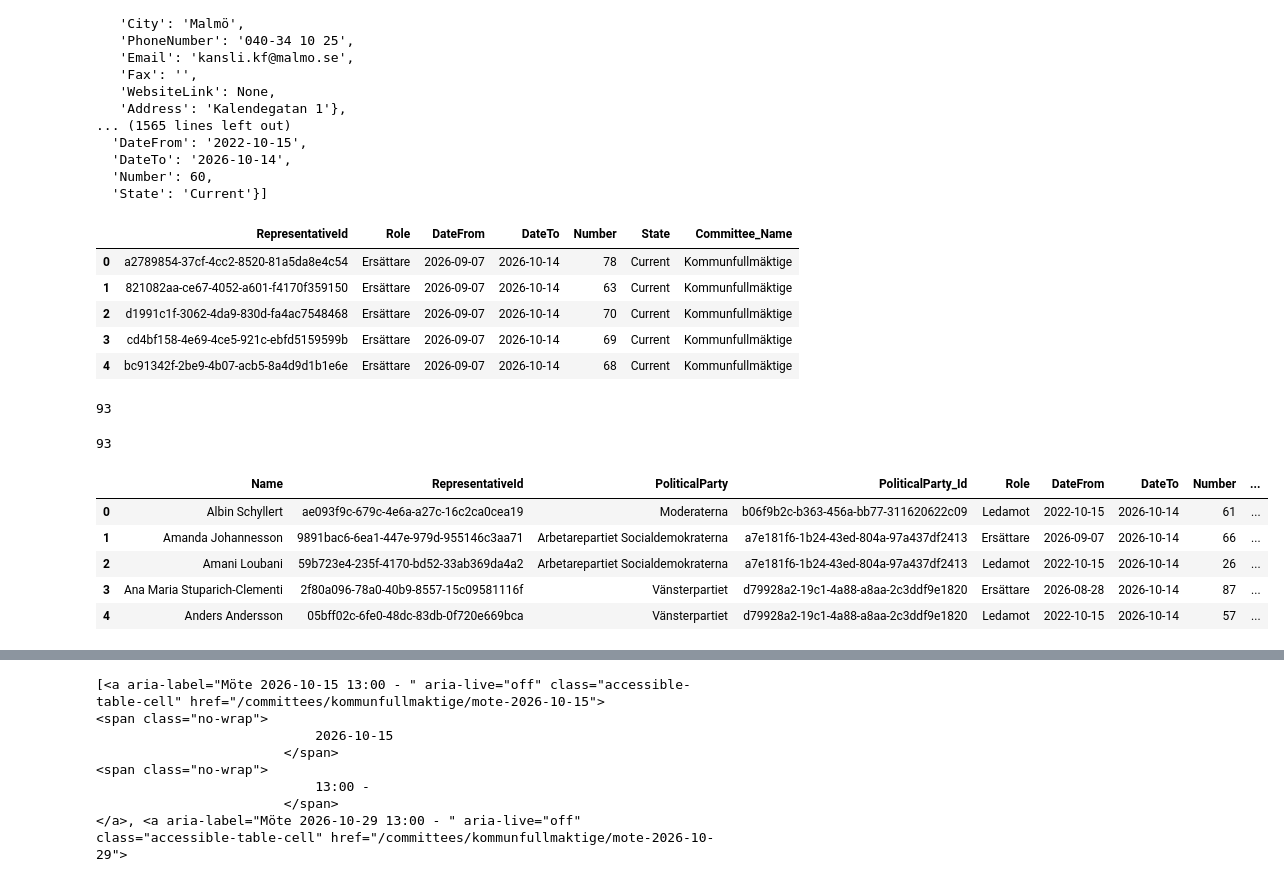
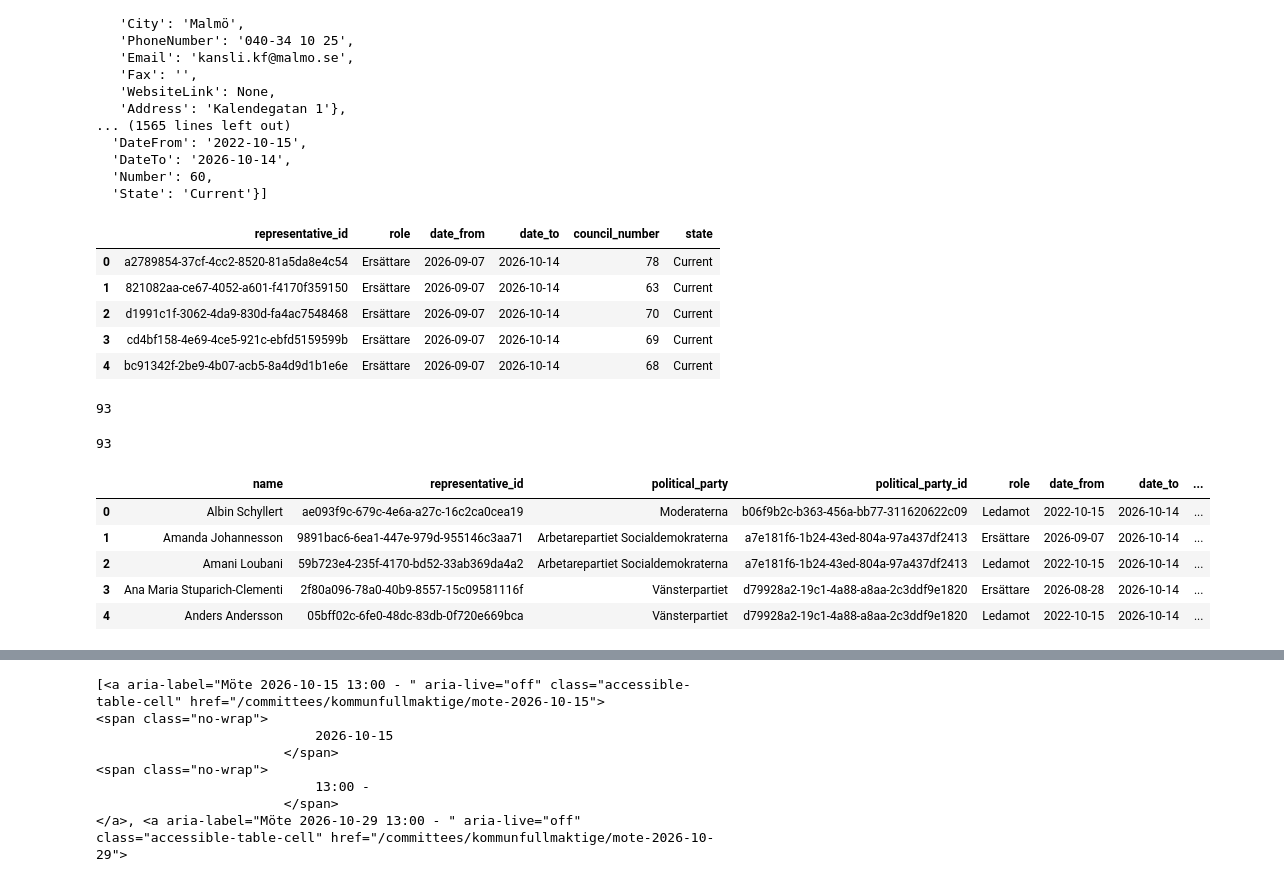
Before and after one commit to axelwarenfalk-hash/python_2_Examinerande_uppgift_2, a Jupyter notebook: test.ipynb, the cells around one changed output, grey strips where cells are left out. Cells and saved outputs as stored; diff of their text form; code cells hidden in the pictures.

```diff
--- a/test.ipynb
+++ b/test.ipynb
@@ -86,13 +93,13 @@ politician_roles
   'Number': 60,
   'State': 'Current'}]
 # %%
-politician_roles_df = pd.json_normalize(
+all_roles_df = pd.json_normalize(
     politician_roles,
     sep="_"
 )
 
 
-politician_roles_df = politician_roles_df[
+all_roles_df = all_roles_df[
     [
         "RepresentativeId",
         "Role",
@@ -100,34 +107,44 @@ politician_roles_df = politician_roles_df[
         "DateTo",
         "Number",
         "State",
-        "Committee_Name"
     ]
 ]
 
-display(politician_roles_df.head())
-print(len(politician_roles_df))
+all_roles_df = all_roles_df.rename(columns={
+        'RepresentativeId': 'representative_id',
+        'Role': 'role',
+        'DateFrom': 'date_from',
+        'DateTo': 'date_to',
+        'Number': 'council_number',
+        'State': 'state'
+
+    })
+
+
+display(all_roles_df.head())
+print(len(all_roles_df))
 # %% [output]
-|  | RepresentativeId | Role | DateFrom | DateTo | Number | State | Committee_Name |
-| 0 | a2789854-37cf-4cc2-8520-81a5da8e4c54 | Ersättare | 2026-09-07 | 2026-10-14 | 78 | Current | Kommunfullmäktige |
-| 1 | 821082aa-ce67-4052-a601-f4170f359150 | Ersättare | 2026-09-07 | 2026-10-14 | 63 | Current | Kommunfullmäktige |
-| 2 | d1991c1f-3062-4da9-830d-fa4ac7548468 | Ersättare | 2026-09-07 | 2026-10-14 | 70 | Current | Kommunfullmäktige |
-| 3 | cd4bf158-4e69-4ce5-921c-ebfd5159599b | Ersättare | 2026-09-07 | 2026-10-14 | 69 | Current | Kommunfullmäktige |
-| 4 | bc91342f-2be9-4b07-acb5-8a4d9d1b1e6e | Ersättare | 2026-09-07 | 2026-10-14 | 68 | Current | Kommunfullmäktige |
+|  | representative_id | role | date_from | date_to | council_number | state |
+| 0 | a2789854-37cf-4cc2-8520-81a5da8e4c54 | Ersättare | 2026-09-07 | 2026-10-14 | 78 | Current |
+| 1 | 821082aa-ce67-4052-a601-f4170f359150 | Ersättare | 2026-09-07 | 2026-10-14 | 63 | Current |
+| 2 | d1991c1f-3062-4da9-830d-fa4ac7548468 | Ersättare | 2026-09-07 | 2026-10-14 | 70 | Current |
+| 3 | cd4bf158-4e69-4ce5-921c-ebfd5159599b | Ersättare | 2026-09-07 | 2026-10-14 | 69 | Current |
+| 4 | bc91342f-2be9-4b07-acb5-8a4d9d1b1e6e | Ersättare | 2026-09-07 | 2026-10-14 | 68 | Current |
 93
 # %%
-politicians_df = politician_names_df.merge(
-    politician_roles_df,
-    on="RepresentativeId",
+merged_df = politician_names_df.merge(
+    all_roles_df,
+    on="representative_id",
     how="left"
 )
 
-print(len(politicians_df))
-politicians_df.head()
+print(len(merged_df))
+merged_df.head()
 # %% [output]
 93
-|  | Name | RepresentativeId | PoliticalParty | PoliticalParty_Id | Role | DateFrom | DateTo | Number | ... |
-| 0 | Albin Schyllert | ae093f9c-679c-4e6a-a27c-16c2ca0cea19 | Moderaterna | b06f9b2c-b363-456a-bb77-311620622c09 | Ledamot | 2022-10-15 | 2026-10-14 | 61 | ... |
-| 1 | Amanda Johannesson | 9891bac6-6ea1-447e-979d-955146c3aa71 | Arbetarepartiet Socialdemokraterna | a7e181f6-1b24-43ed-804a-97a437df2413 | Ersättare | 2026-09-07 | 2026-10-14 | 66 | ... |
-| 2 | Amani Loubani | 59b723e4-235f-4170-bd52-33ab369da4a2 | Arbetarepartiet Socialdemokraterna | a7e181f6-1b24-43ed-804a-97a437df2413 | Ledamot | 2022-10-15 | 2026-10-14 | 26 | ... |
-| 3 | Ana Maria Stuparich-Clementi | 2f80a096-78a0-40b9-8557-15c09581116f | Vänsterpartiet | d79928a2-19c1-4a88-a8aa-2c3ddf9e1820 | Ersättare | 2026-08-28 | 2026-10-14 | 87 | ... |
-| 4 | Anders Andersson | 05bff02c-6fe0-48dc-83db-0f720e669bca | Vänsterpartiet | d79928a2-19c1-4a88-a8aa-2c3ddf9e1820 | Ledamot | 2022-10-15 | 2026-10-14 | 57 | ... |
+|  | name | representative_id | political_party | political_party_id | role | date_from | date_to | ... |
+| 0 | Albin Schyllert | ae093f9c-679c-4e6a-a27c-16c2ca0cea19 | Moderaterna | b06f9b2c-b363-456a-bb77-311620622c09 | Ledamot | 2022-10-15 | 2026-10-14 | ... |
+| 1 | Amanda Johannesson | 9891bac6-6ea1-447e-979d-955146c3aa71 | Arbetarepartiet Socialdemokraterna | a7e181f6-1b24-43ed-804a-97a437df2413 | Ersättare | 2026-09-07 | 2026-10-14 | ... |
+| 2 | Amani Loubani | 59b723e4-235f-4170-bd52-33ab369da4a2 | Arbetarepartiet Socialdemokraterna | a7e181f6-1b24-43ed-804a-97a437df2413 | Ledamot | 2022-10-15 | 2026-10-14 | ... |
+| 3 | Ana Maria Stuparich-Clementi | 2f80a096-78a0-40b9-8557-15c09581116f | Vänsterpartiet | d79928a2-19c1-4a88-a8aa-2c3ddf9e1820 | Ersättare | 2026-08-28 | 2026-10-14 | ... |
+| 4 | Anders Andersson | 05bff02c-6fe0-48dc-83db-0f720e669bca | Vänsterpartiet | d79928a2-19c1-4a88-a8aa-2c3ddf9e1820 | Ledamot | 2022-10-15 | 2026-10-14 | ... |
```
Also changed, not shown: parts of 15 cells of this notebook, 16 other files.
